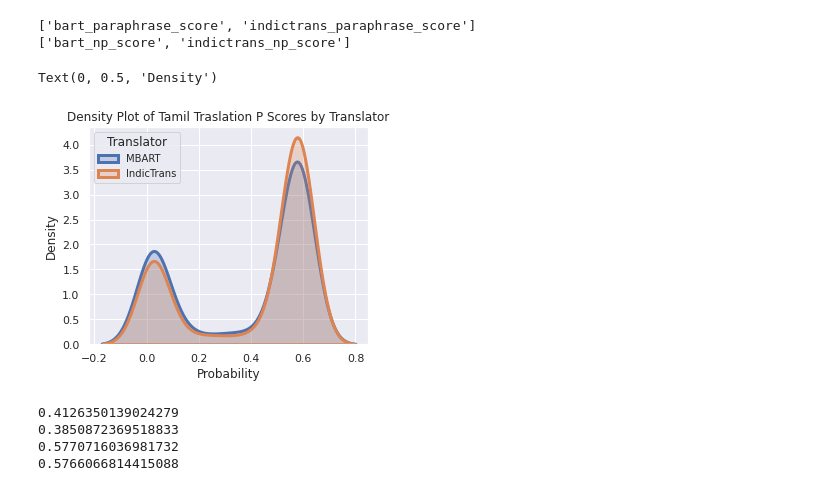
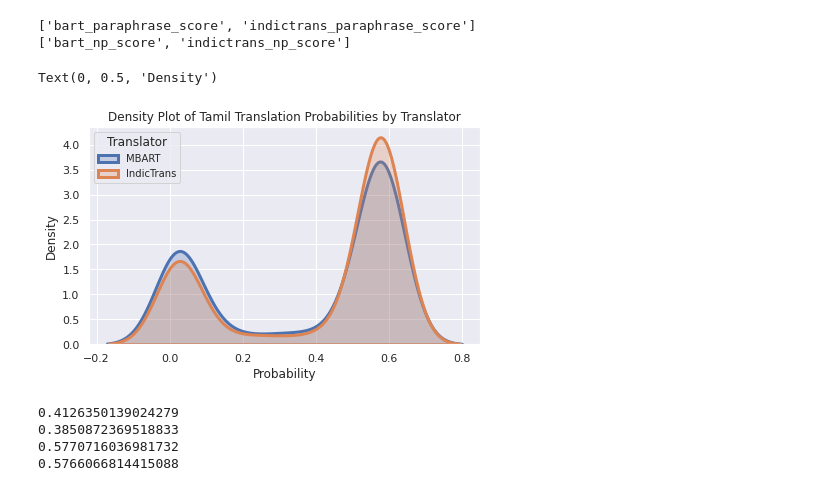
Before and after one commit to bdougall/TranQuality, a Jupyter notebook: IndicBert_cos_edit_eval/IndicBertensemble_ta.ipynb, the cells around one changed output. Saved outputs shown, nothing was run; the diff lists cells and outputs as text; code cells hidden in the pictures.

```diff
--- a/IndicBert_cos_edit_eval/IndicBertensemble_ta.ipynb
+++ b/IndicBert_cos_edit_eval/IndicBertensemble_ta.ipynb
@@ -217,28 +217,28 @@ print(np_labs)
 # %%
 # For the majority of translations, paraphrase probability scores are clustered near .6
 # However, there are a number of translations from both translators with probabilities near 0
 # which reflects the greater number of translations not considered paraphrases
-sns.set(rc={'figure.figsize':(5,4)})
+sns.set(rc={'figure.figsize':(7,4)})
 for lab in p_labs:
     # Subset to the translator
     subset = p_np_scores[p_np_scores['cols'] == lab]
     if lab == 'bart_paraphrase_score':
       lab = 'MBART'
     else:
       lab = 'IndicTrans'
     # Draw the density plot
     sns.distplot(subset['vals'], hist = False, kde = True,
                  kde_kws = {'shade': True, 'linewidth': 3},
                  label = lab)
 
 # Plot formatting
 plt.legend(prop={'size': 10}, title = 'Translator', loc = 'upper left')
-plt.title('Density Plot of Tamil Traslation P Scores by Translator')
+plt.title('Density Plot of Tamil Translation Probabilities by Translator')
 plt.xlabel('Probability')
 plt.ylabel('Density')
 # %% [output]
 Text(0, 0.5, 'Density')
-[figure, old version]
+[figure, new version]
 # %%
 # Write the df file to a csv
 df.to_csv(D+"/predicted_text/IndicBert_ensemble/indicbert_best_ta_eval.csv")
```
Also changed, not shown: parts of 2 cells of this notebook, 13 other files.
